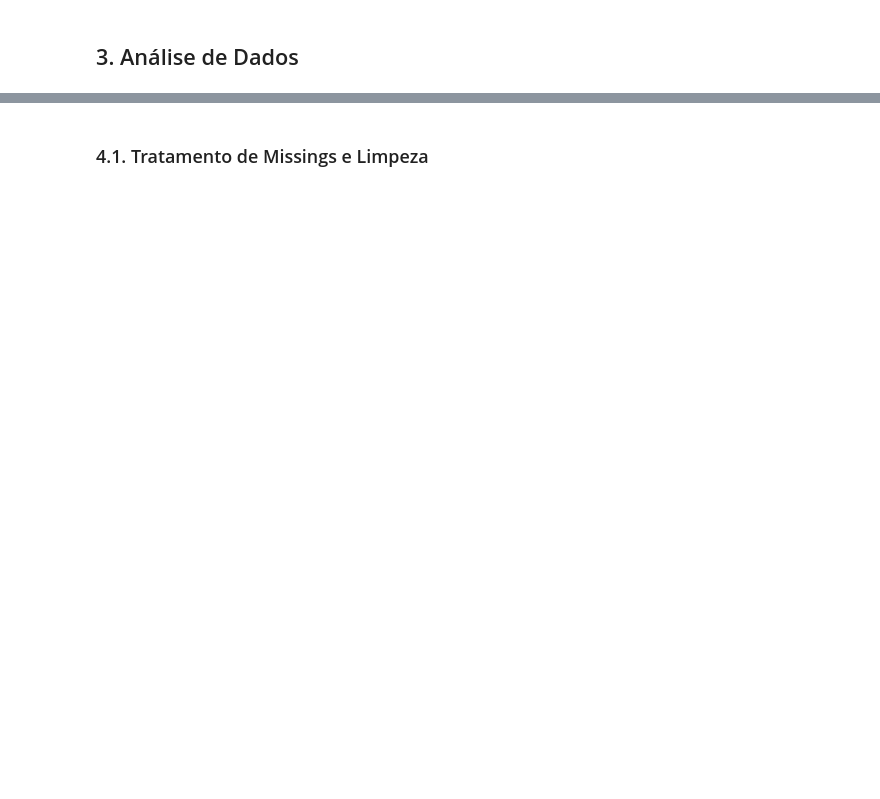
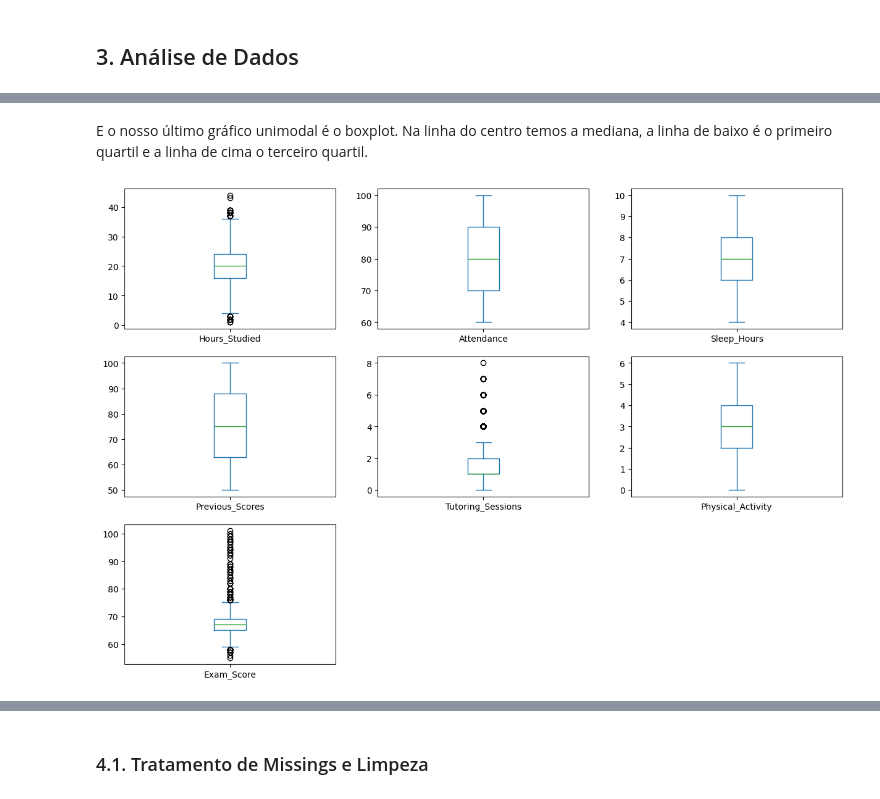
Before and after one commit to lucassiro/mvp_analise_de_dados, a Jupyter notebook: MVP_analise_de_dados.ipynb, the cells around one changed output, grey strips where cells are left out. Cells and saved outputs as stored; diff of their text form; code cells hidden in the pictures; blank space fills up the shorter version.

```diff
--- a/MVP_analise_de_dados.ipynb
+++ b/MVP_analise_de_dados.ipynb
@@ -227,0 +181,9 @@ Nesta etapa, poderíamos realizar diversas operações de preparação de dados,
+# %% [markdown]
+E o nosso último gráfico unimodal é o boxplot.
+Na linha do centro temos a mediana, a linha de baixo é o primeiro quartil e a linha de cima o terceiro quartil.
+# %%
+# Boxplot
+df[numerical].plot(kind="box", subplots=True, layout=(3, 3), sharex=False, sharey=False, figsize=(15, 10))
+plt.show()
+# %% [output]
+[figure, added]
```
Also changed, not shown: parts of 74 cells of this notebook.
